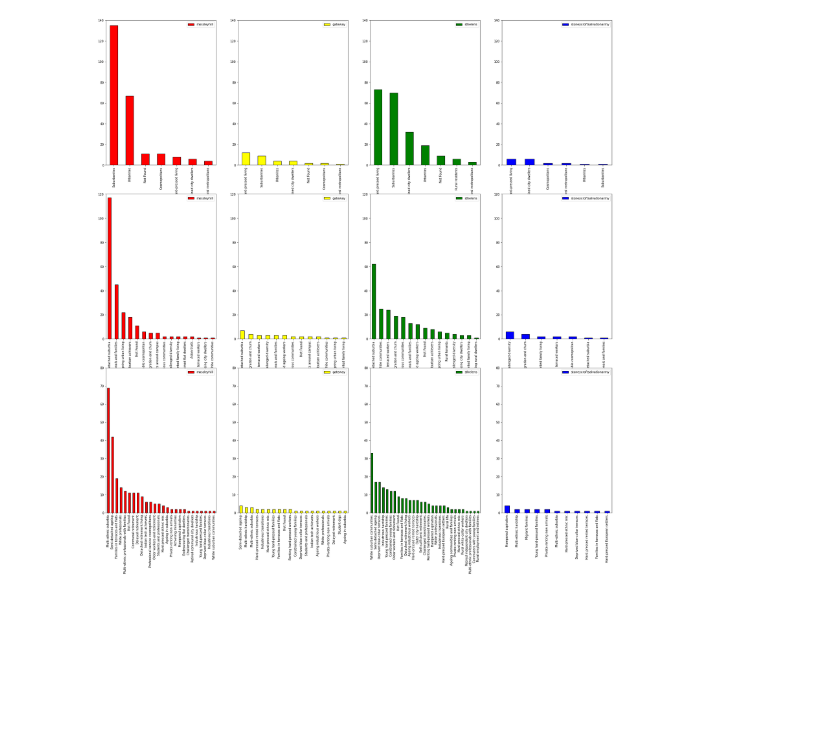
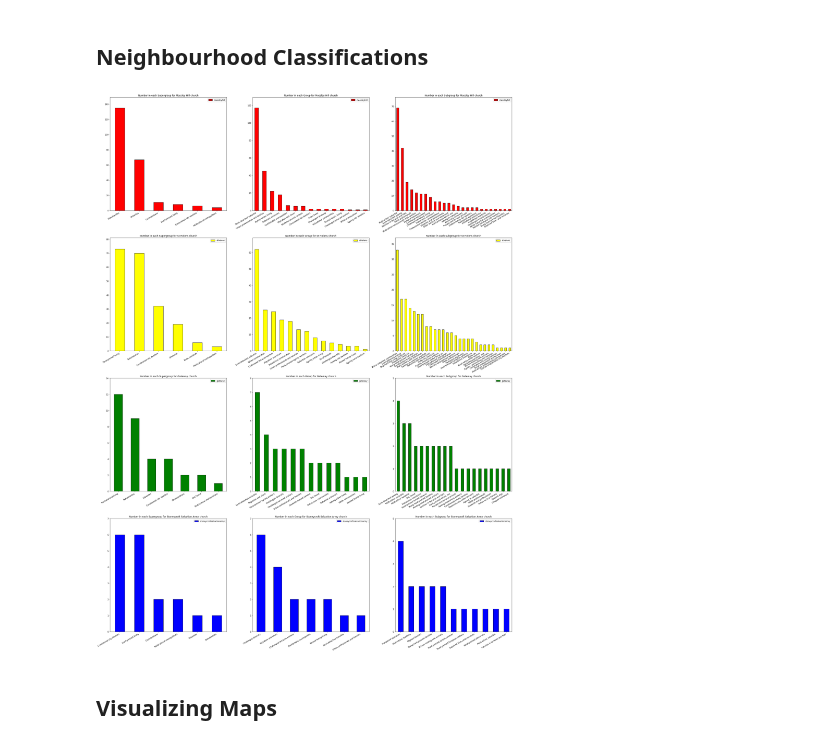
Before and after one commit to peterprescott/churchmapp, a Jupyter notebook: data/geodemographics.ipynb, the cells around one changed output. Cells and saved outputs as stored; diff of their text form; code cells hidden in the pictures; blank space fills up the shorter version.

```diff
--- a/data/geodemographics.ipynb
+++ b/data/geodemographics.ipynb
@@ -40,3 +12,5 @@ portraits.head()
+# %% [markdown]
+## Neighbourhood Classifications
 # %%
 def geodem(postcode):
     """Get geodemographic classification for given postcode."""
@@ -80,32 +54,43 @@ def geodem(postcode):
             'subgroup-description': subgroup_description
            }
 # %%
-churches = ['mossleyhill','gateway','sthelens','stoneycroftsalvationarmy']
+churches = ['mossleyhill','sthelens','gateway','stoneycroftsalvationarmy']
+# %%
+data = {}
+for church in churches:
+    data[church] = pd.read_csv(f'sensitive/postcodes/{church}.csv')
 # %%
-data = {}
 for church in churches:
-    data[church] = pd.read_csv(f'sensitive/postcodes/{church}.csv')
-    data[church]['Supergroup'] = data[church]['Postcode'].apply(lambda postcode: geodem(postcode)['supergroup'])
-    data[church]['Group'] = data[church]['Postcode'].apply(lambda postcode: geodem(postcode)['group'])
-    data[church]['Subgroup'] = data[church]['Postcode'].apply(lambda postcode: geodem(postcode)['subgroup'])
+    data[church] = pd.merge(data[church],conversion_chart[['OA11CD','PCD7']],left_on='Postcode',right_on='PCD7')
+    data[church].drop(columns='PCD7',inplace=True)
+    gd = {}
+    for postcode in data[church]['Postcode']:
+        gd[postcode] = geodem(postcode)
+    data[church]['Supergroup'] = data[church]['Postcode'].apply(lambda postcode: gd[postcode]['supergroup'])
+    data[church]['Group'] = data[church]['Postcode'].apply(lambda postcode: gd[postcode]['group'])
+    data[church]['Subgroup'] = data[church]['Postcode'].apply(lambda postcode: gd[postcode]['subgroup'])
 # %%
-fig, axs = plt.subplots(3,4,figsize=(30,30))
+fig, axs = plt.subplots(4,3,figsize=(30,40))
 
 colors = ['red','yellow','green','blue']
 precision = ['Supergroup','Group','Subgroup']
-limits = [140,120,80]
+church_name = ['Mossley Hill', 'St Helens', 'Gateway', 'Stoneycroft Salvation Army']
 
 for i, church in enumerate(churches):
     for j, p in enumerate(precision):
-        ax = axs[j][i]
-        data[church][precision[j]].value_counts().plot.bar(ax=ax, label=church, color=colors[i], edgecolor='black')
-        ax.set_title = church
-        ax.set_ylim(0,limits[j])
+        ax = axs[i][j]
+        data[church][p].value_counts().plot.bar(ax=ax, label=church, color=colors[i], edgecolor='black')
+        ax.set_title(f'Number in each {p} for {church_name[i]} church')
+        ax.set_ylim(0,int(data[church][p].value_counts()[0]*1.1 + 1))
         ax.legend()
+        for label in ax.get_xticklabels():
+            label.set_rotation(30)
+            label.set_ha('right')
 
 plt.legend()
+plt.tight_layout()
 plt.show()
 # %% [output]
-[figure, old version]
+[figure, new version]
 # %%
 for church in churches:
@@ -112,0 +98,2 @@ for church in churches:
+# %% [markdown]
+## Visualizing Maps
```
Also changed, not shown: parts of 12 cells of this notebook, 3 other files.
